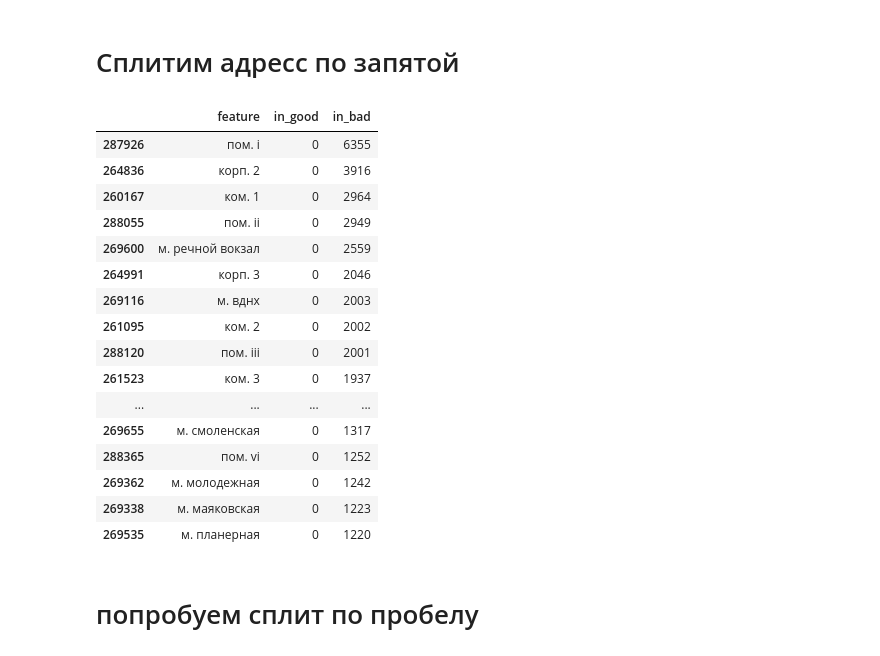
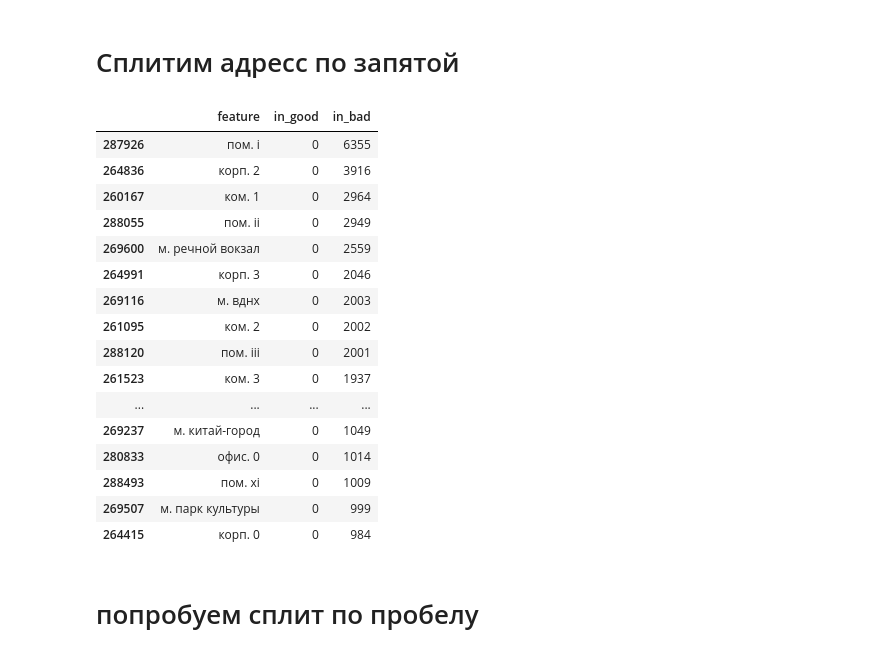
Before and after one commit to Falconwatch/hackaton, a Jupyter notebook: Untitled0.ipynb, the cells around one changed output. Cells and saved outputs as stored; diff of their text form; code cells hidden in the pictures.

```diff
--- a/Untitled0.ipynb
+++ b/Untitled0.ipynb
@@ -43,25 +43,25 @@ coma_stats = geature_generator(bads, goods, split_address)
 #встречаются только в плохих
 seen_only_in_bad_coma = coma_stats[coma_stats['in_good']==0]
 # %%
-seen_only_in_bad_coma.sort_values(by=['in_bad'], ascending=False)[:30]
+seen_only_in_bad_coma.sort_values(by=['in_bad'], ascending=False)[:50]
 # %% [output]
 |  | feature | in_good | in_bad |
 | 287926 | пом. i | 0 | 6355 |
 | 264836 | корп. 2 | 0 | 3916 |
 | 260167 | ком. 1 | 0 | 2964 |
 | 288055 | пом. ii | 0 | 2949 |
 | 269600 | м. речной вокзал | 0 | 2559 |
 | 264991 | корп. 3 | 0 | 2046 |
 | 269116 | м. вднх | 0 | 2003 |
 | 261095 | ком. 2 | 0 | 2002 |
 | 288120 | пом. iii | 0 | 2001 |
 | 261523 | ком. 3 | 0 | 1937 |
 | ... | ... | ... | ... |
-| 269655 | м. смоленская | 0 | 1317 |
-| 288365 | пом. vi | 0 | 1252 |
-| 269362 | м. молодежная | 0 | 1242 |
-| 269338 | м. маяковская | 0 | 1223 |
-| 269535 | м. планерная | 0 | 1220 |
+| 269237 | м. китай-город | 0 | 1049 |
+| 280833 | офис. 0 | 0 | 1014 |
+| 288493 | пом. xi | 0 | 1009 |
+| 269507 | м. парк культуры | 0 | 999 |
+| 264415 | корп. 0 | 0 | 984 |
 # %% [markdown]
 # попробуем сплит по пробелу
 # %%
```
Also changed, not shown: parts of 6 cells of this notebook.
